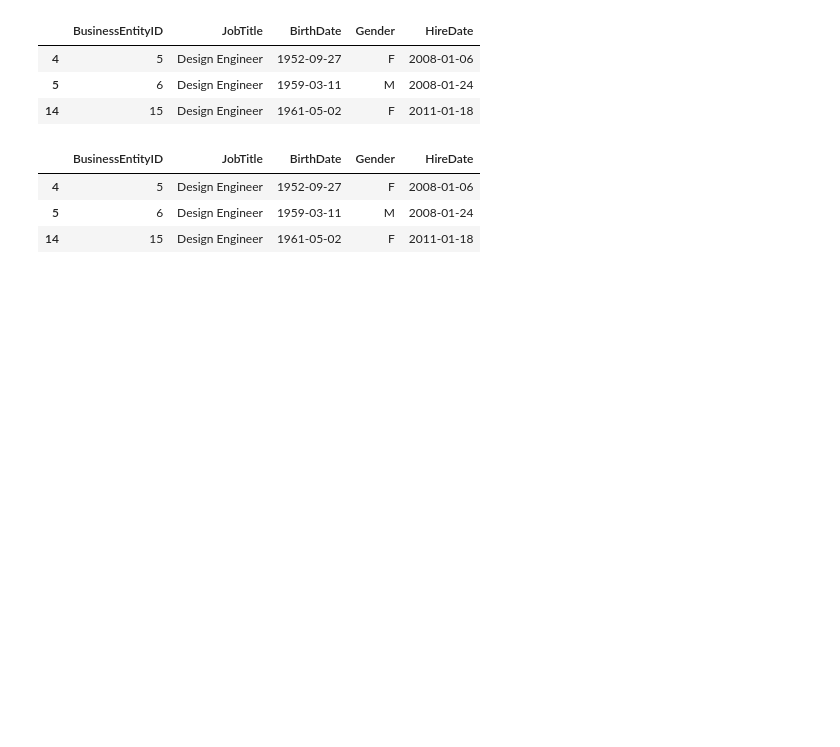
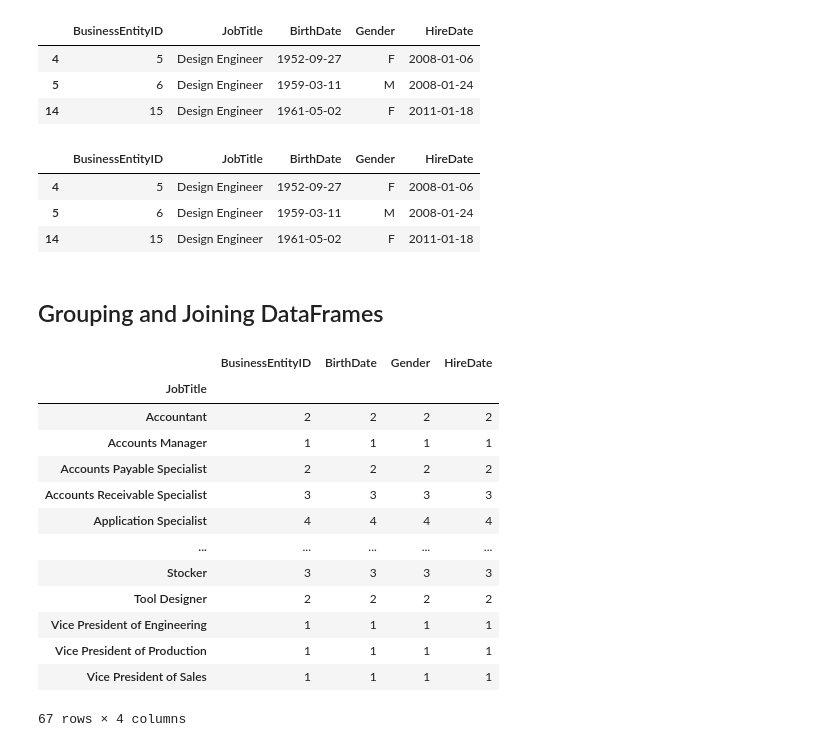
Before and after one commit to JonathanPollyn/Python-Data-Analysis, a Jupyter notebook: NumPy and Pandas/Understanding Pandas DataFrame.ipynb, the cells around one changed output. Saved outputs shown, nothing was run; the diff lists cells and outputs as text; code cells hidden in the pictures; blank space fills up the shorter version.

Commit message:
Added joins and data fikter to pandas NB

```diff
--- a/NumPy and Pandas/Understanding Pandas DataFrame.ipynb
+++ b/NumPy and Pandas/Understanding Pandas DataFrame.ipynb
@@ -206,3 +206,23 @@ sql_df[sql_df['JobTitle']=='Design Engineer']
 | 4 | 5 | Design Engineer | 1952-09-27 | F | 2008-01-06 |
 | 5 | 6 | Design Engineer | 1959-03-11 | M | 2008-01-24 |
 | 14 | 15 | Design Engineer | 1961-05-02 | F | 2011-01-18 |
+# %% [markdown]
+## Grouping and Joining DataFrames
+# %%
+# Grouping data by jobTitle
+sql_df.groupby('JobTitle').count()
+# %% [output]
+|  | BusinessEntityID | BirthDate | Gender | HireDate |
+| JobTitle |  |  |  |  |
+| Accountant | 2 | 2 | 2 | 2 |
+| Accounts Manager | 1 | 1 | 1 | 1 |
+| Accounts Payable Specialist | 2 | 2 | 2 | 2 |
+| Accounts Receivable Specialist | 3 | 3 | 3 | 3 |
+| Application Specialist | 4 | 4 | 4 | 4 |
+| ... | ... | ... | ... | ... |
+| Stocker | 3 | 3 | 3 | 3 |
+| Tool Designer | 2 | 2 | 2 | 2 |
+| Vice President of Engineering | 1 | 1 | 1 | 1 |
+| Vice President of Production | 1 | 1 | 1 | 1 |
+| Vice President of Sales | 1 | 1 | 1 | 1 |
+67 rows × 4 columns
```
Also changed, not shown: parts of 18 cells of this notebook, 1 other file.
